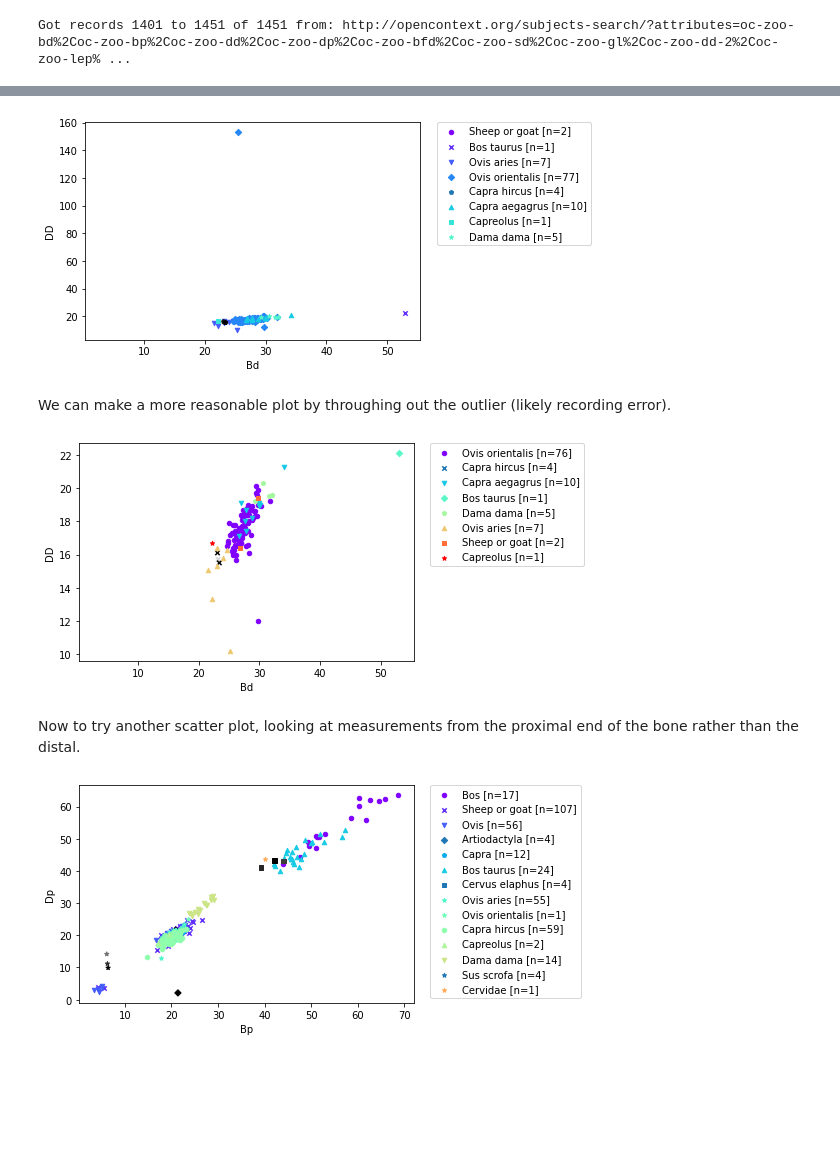
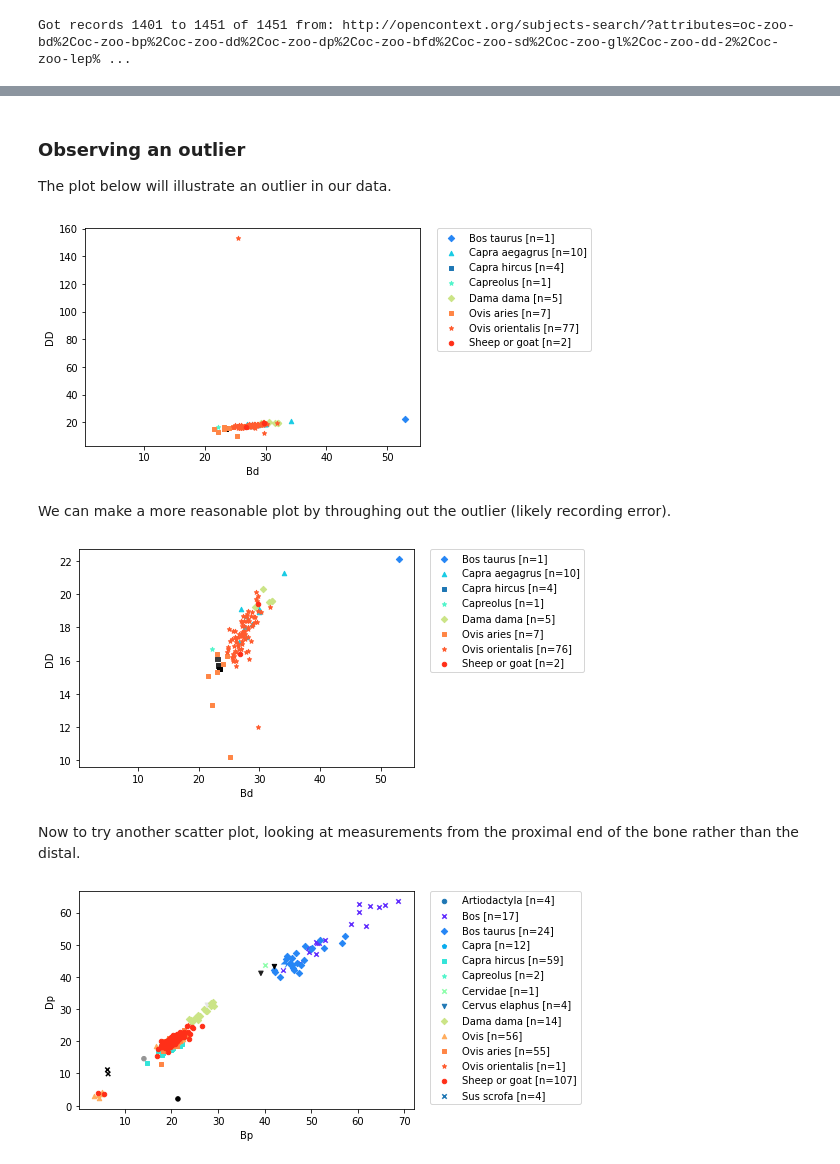
Before and after one commit to ekansa/open-context-jupyter, a Jupyter notebook: notebooks/Open Context Measurements.ipynb, the cells around one changed output, grey strips where cells are left out. Saved outputs shown, nothing was run; the diff lists cells and outputs as text; code cells hidden in the pictures; blank space fills up the shorter version.

Commit message:
Some plot cleanup

```diff
--- a/notebooks/Open Context Measurements.ipynb
+++ b/notebooks/Open Context Measurements.ipynb
@@ -110,13 +146,23 @@ The plot below shows we probably have some measurement and/or recording errors.
+# %%
+group_markers, group_colors = make_group_markers_colors_for_df(
+    df,
+    group_col='Has taxonomic identifier'
+)
+# %% [markdown]
+### Observing an outlier
+The plot below will illustrate an outlier in our data.
 # %%
 # Make a plot of Bd verses DD for different taxa
 make_scatter_plot_from_oc_df(
     df,
     group_col='Has taxonomic identifier',
     x_col='Bd',
-    y_col='DD'
+    y_col='DD',
+    group_markers=group_markers,
+    group_colors=group_colors,
 )
 # %% [output]
-[figure, old version]
+[figure, new version]
 # %% [markdown]
 We can make a more reasonable plot by throughing out the outlier (likely recording error).
 # %%
@@ -125,19 +171,23 @@ make_scatter_plot_from_oc_df(
     df[(df['DD'] < 80)],
     group_col='Has taxonomic identifier',
     x_col='Bd',
-    y_col='DD'
+    y_col='DD',
+    group_markers=group_markers,
+    group_colors=group_colors,
 )
 # %% [output]
-[figure, old version]
+[figure, new version]
 # %% [markdown]
 Now to try another scatter plot, looking at measurements from the proximal end of the bone rather than the distal.
 # %%
 # Make a plot of Bp verses Dp for different taxa
 make_scatter_plot_from_oc_df(
     df,
     group_col='Has taxonomic identifier',
     x_col='Bp',
-    y_col='Dp'
+    y_col='Dp',
+    group_markers=group_markers,
+    group_colors=group_colors,
 )
 # %% [output]
-[figure, old version]
+[figure, new version]
```
Also changed, not shown: parts of 4 cells of this notebook.
